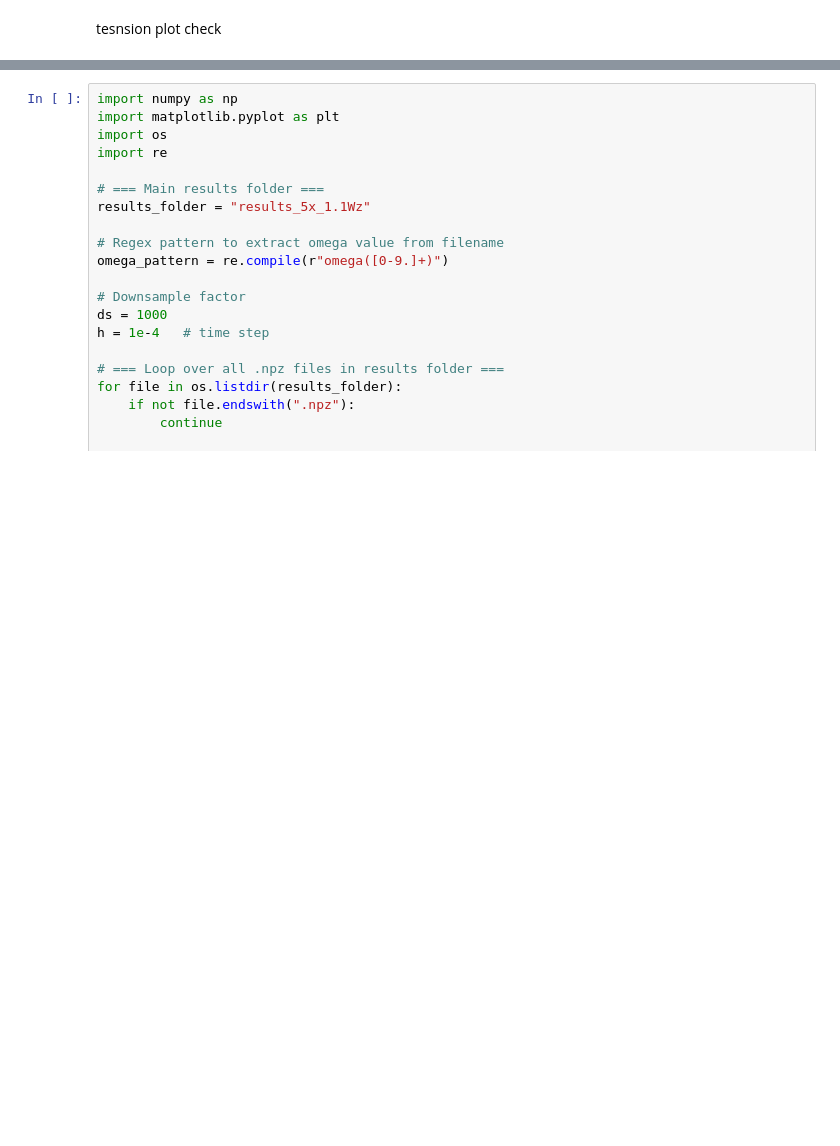
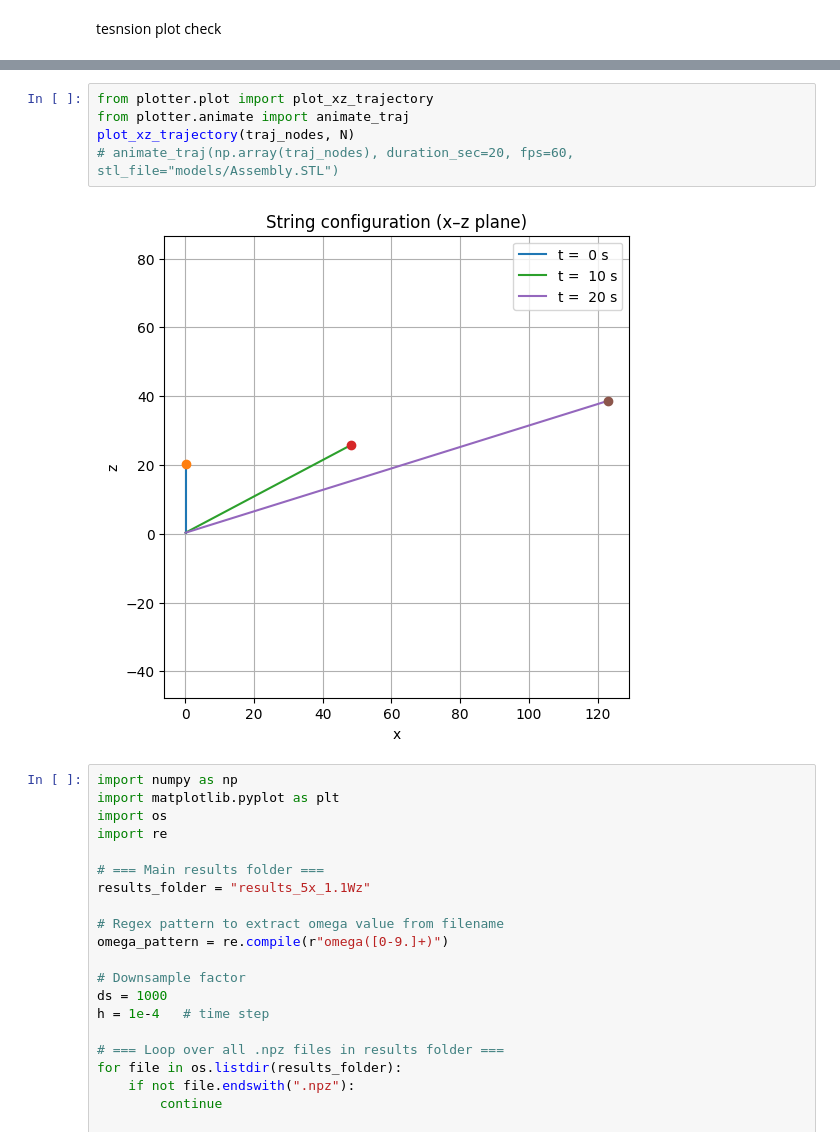
Before and after one commit to Ravi131729/tether_drone, a Jupyter notebook: test.ipynb, the cells around one changed output, grey strips where cells are left out. Cells and saved outputs as stored; diff of their text form; blank space fills up the shorter version.

```diff
--- a/test.ipynb
+++ b/test.ipynb
@@ -395,3 +476,10 @@ plt.show()
+# %%
+from plotter.plot import plot_xz_trajectory
+from plotter.animate import animate_traj
+plot_xz_trajectory(traj_nodes, N)
+# animate_traj(np.array(traj_nodes), duration_sec=20, fps=60, stl_file="models/Assembly.STL")
+# %% [output]
+[figure, added]
 # %%
 import numpy as np
 import matplotlib.pyplot as plt
```
Also changed, not shown: parts of 3 cells of this notebook, 7 other files.
